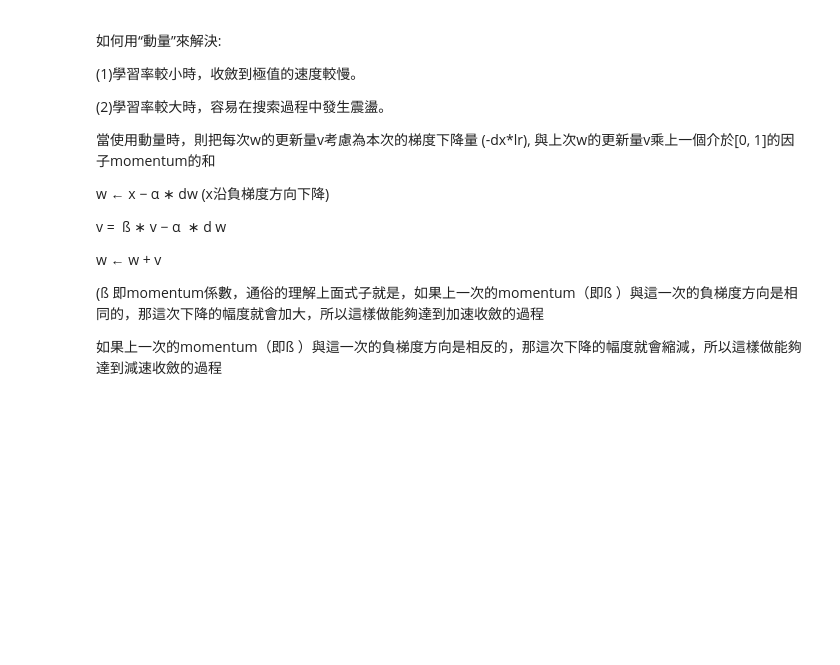
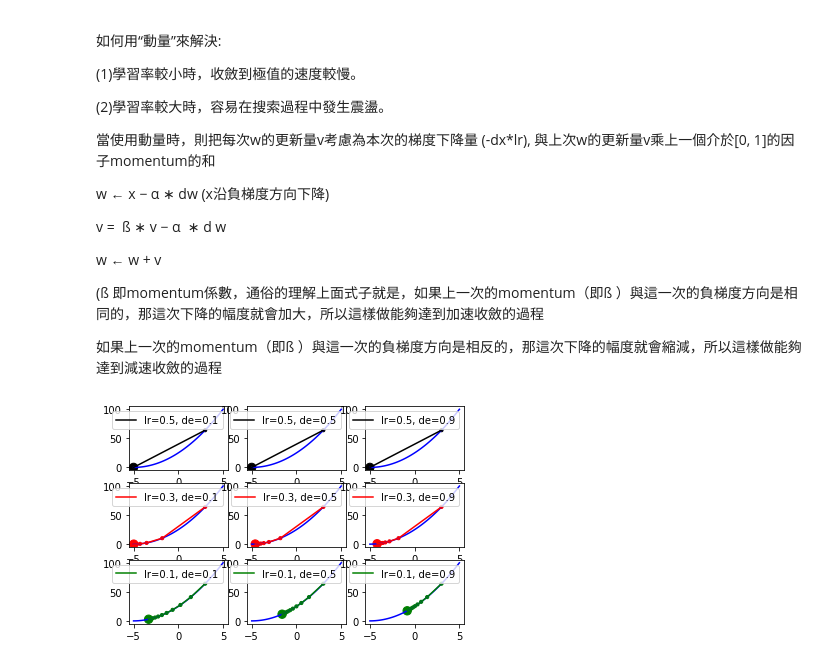
Before and after one commit to chencgn1982/4th-ML100Days, a Jupyter notebook: homework/Day_74_Gradient_Descent_HW.ipynb, the cells around one changed output. Saved outputs shown, nothing was run; the diff lists cells and outputs as text; code cells hidden in the pictures; blank space fills up the shorter version.

Commit message:
Learning rate, Learning rate decay

```diff
--- a/homework/Day_74_Gradient_Descent_HW.ipynb
+++ b/homework/Day_74_Gradient_Descent_HW.ipynb
@@ -160,28 +172,30 @@ w ← w + v
 # %%
 line_x = np.linspace(-5, 5, 100)
 line_y = func(line_x)
 plt.figure('Gradient Desent: Decay')
 
-'''
+
 x= w_init
 epochs = 10
 
-lr = [.......]
-decay = [.......]
-'''
+lr = [0.5, 0.3, 0.1]
+decay = [0.1, 0.5, 0.9]
+
 
 color = ['k', 'r', 'g', 'y']
 
 row = len(lr)
 col = len(decay)
 size = np.ones(epochs + 1) * 10
 size[-1] = 70
 for i in range(row):
      for j in range(col):
-        x = GD_decay(x_start, dfunc, epochs, lr=lr[i], decay=decay[j])
+        x = GD_decay(w_init, dfunc, epochs, lr=lr[i], decay=decay[j])
         plt.subplot(row, col, i * col + j + 1)
         plt.plot(line_x, line_y, c='b')
         plt.plot(x, func(x), c=color[i], label='lr={}, de={}'.format(lr[i], decay[j]))
         plt.scatter(x, func(x), c=color[i], s=size)
         plt.legend(loc=0)
 plt.show()
+# %% [output]
+[figure, added]
```
Also changed, not shown: parts of 4 cells of this notebook.
